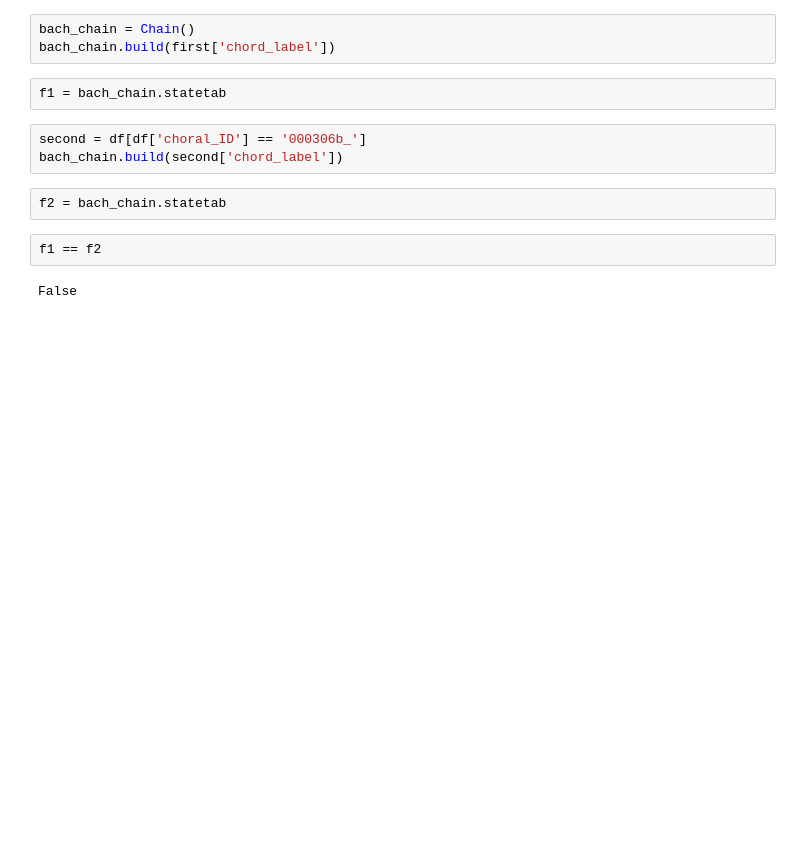
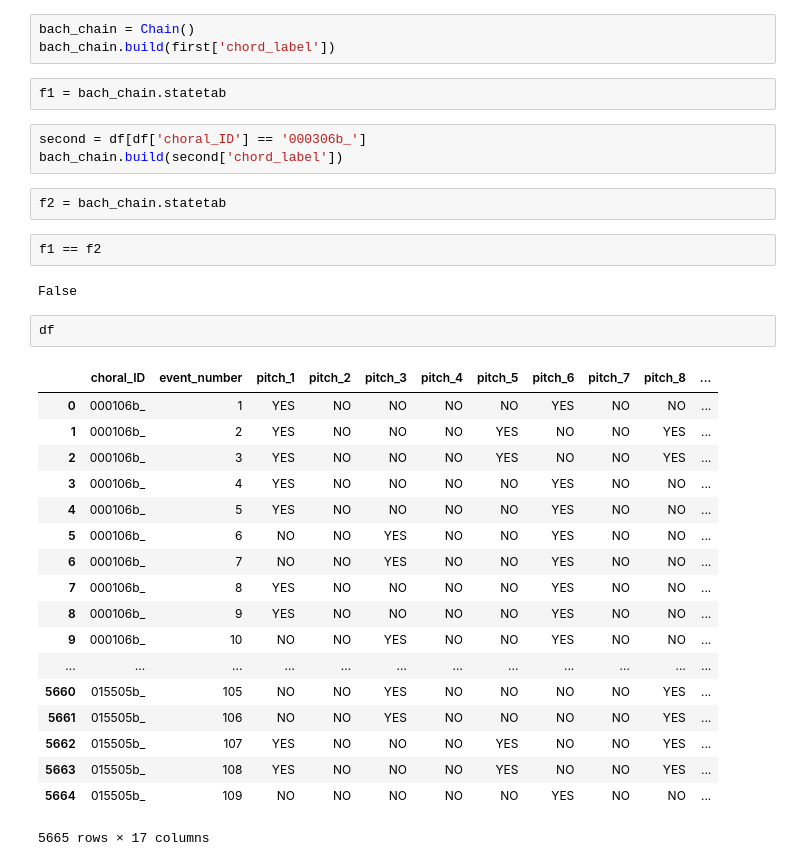
Before and after one commit to CarmineCella/Music30_preliminary, a Jupyter notebook: notebooks/nb2/markovtext.ipynb, the cells around one changed output. Drawn from its saved outputs; the diff is of its cells as text; blank space fills up the shorter version.

```diff
--- a/notebooks/nb2/markovtext.ipynb
+++ b/notebooks/nb2/markovtext.ipynb
@@ -157,3 +256,24 @@ f2 = bach_chain.statetab
 f1 == f2
 # %% [output]
 False
+# %%
+df
+# %% [output]
+|  | choral_ID | event_number | pitch_1 | pitch_2 | pitch_3 | pitch_4 | pitch_5 | pitch_6 | pitch_7 | pitch_8 | ... |
+| 0 | 000106b_ | 1 | YES | NO | NO | NO | NO | YES | NO | NO | ... |
+| 1 | 000106b_ | 2 | YES | NO | NO | NO | YES | NO | NO | YES | ... |
+| 2 | 000106b_ | 3 | YES | NO | NO | NO | YES | NO | NO | YES | ... |
+| 3 | 000106b_ | 4 | YES | NO | NO | NO | NO | YES | NO | NO | ... |
+| 4 | 000106b_ | 5 | YES | NO | NO | NO | NO | YES | NO | NO | ... |
+| 5 | 000106b_ | 6 | NO | NO | YES | NO | NO | YES | NO | NO | ... |
+| 6 | 000106b_ | 7 | NO | NO | YES | NO | NO | YES | NO | NO | ... |
+| 7 | 000106b_ | 8 | YES | NO | NO | NO | NO | YES | NO | NO | ... |
+| 8 | 000106b_ | 9 | YES | NO | NO | NO | NO | YES | NO | NO | ... |
+| 9 | 000106b_ | 10 | NO | NO | YES | NO | NO | YES | NO | NO | ... |
+| ... | ... | ... | ... | ... | ... | ... | ... | ... | ... | ... | ... |
+| 5660 | 015505b_ | 105 | NO | NO | YES | NO | NO | NO | NO | YES | ... |
+| 5661 | 015505b_ | 106 | NO | NO | YES | NO | NO | NO | NO | YES | ... |
+| 5662 | 015505b_ | 107 | YES | NO | NO | NO | YES | NO | NO | YES | ... |
+| 5663 | 015505b_ | 108 | YES | NO | NO | NO | YES | NO | NO | YES | ... |
+| 5664 | 015505b_ | 109 | NO | NO | NO | NO | NO | YES | NO | NO | ... |
+5665 rows × 17 columns
```
Also changed, not shown: parts of 10 cells of this notebook, 2 other files.
